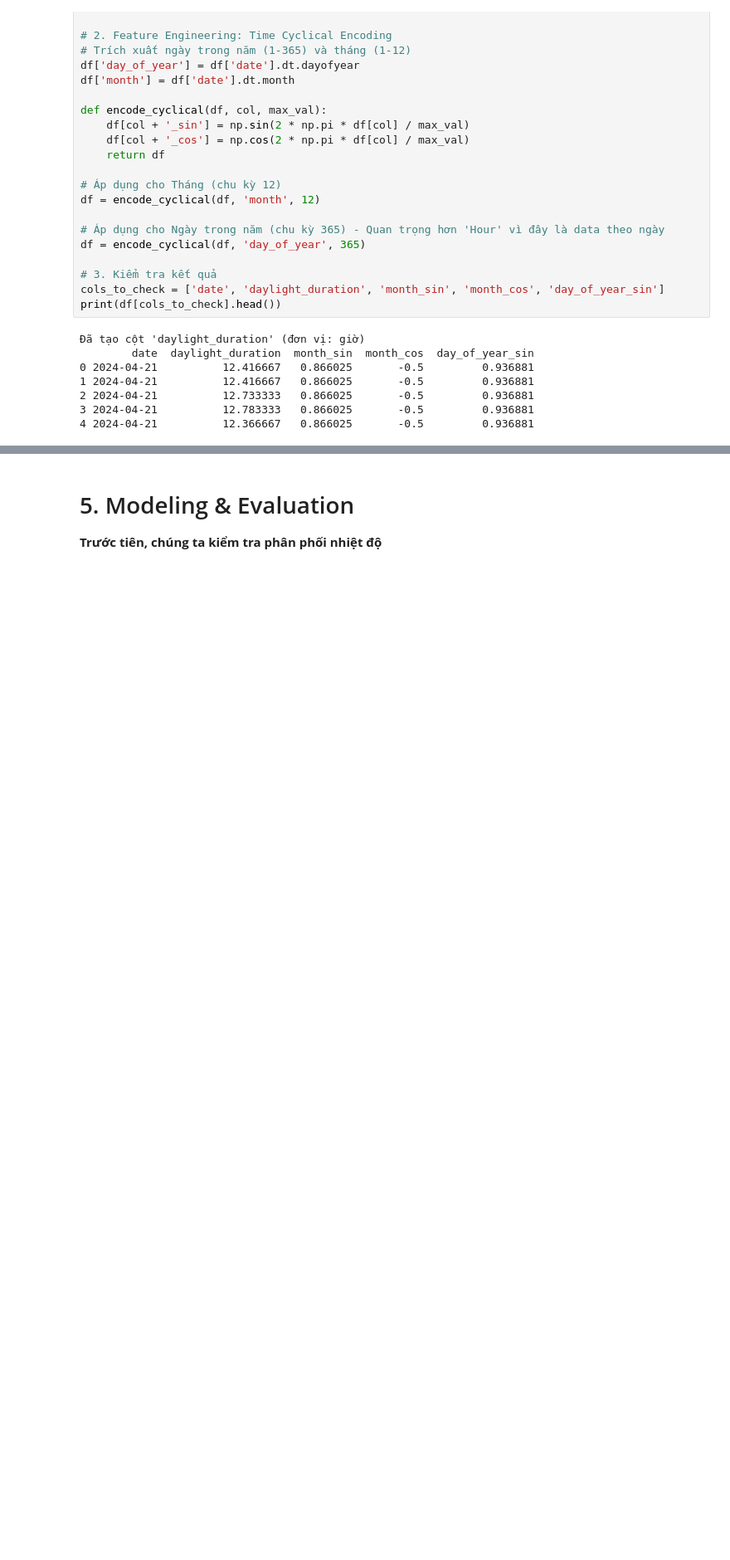
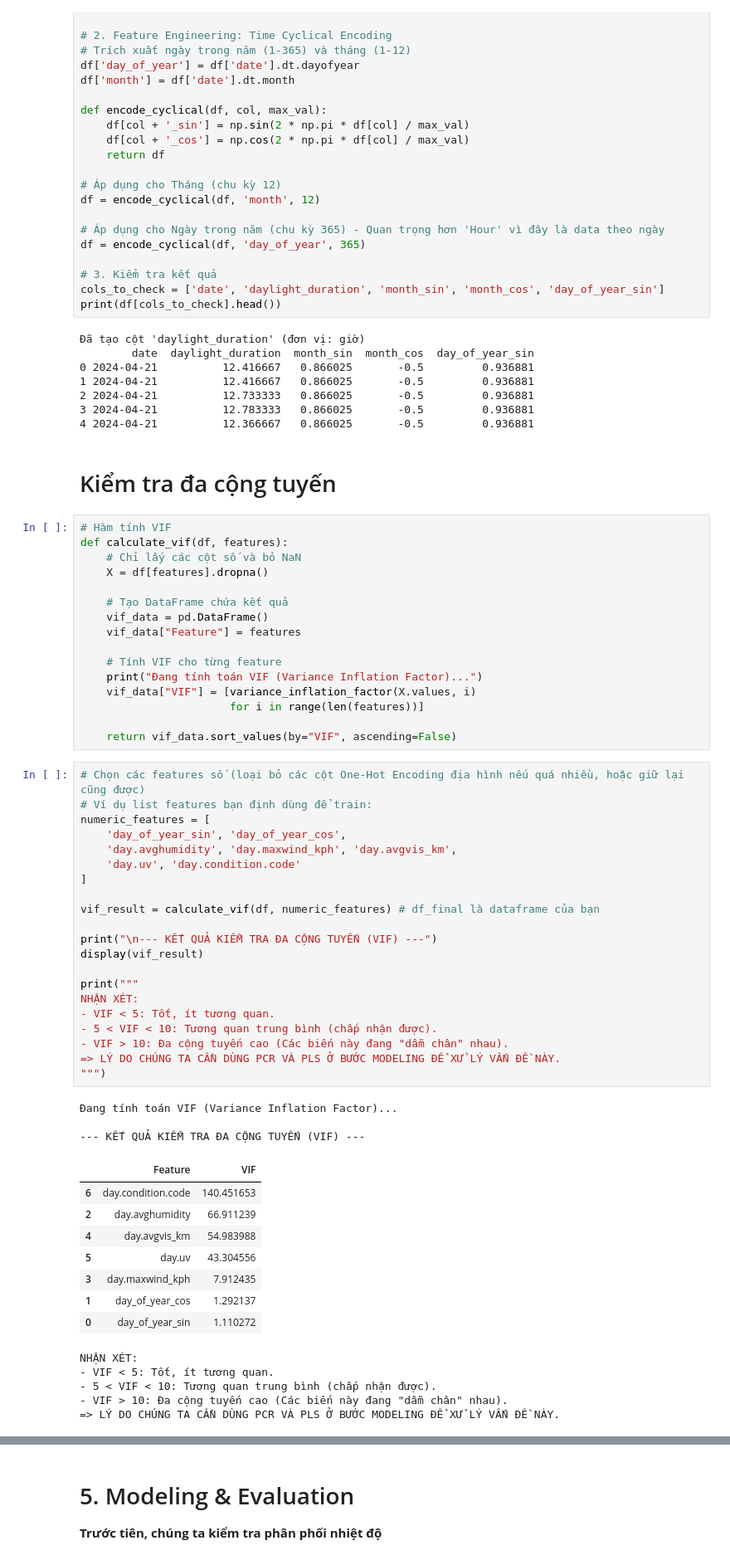
Before and after one commit to DucPhuc1/ProgrammingForDS, a Jupyter notebook: 01_exploration_preprocessing.ipynb, the cells around one changed output, grey strips where cells are left out. Shown at 83% size. Cells and saved outputs as stored; diff of their text form; blank space fills up the shorter version.

```diff
--- a/01_exploration_preprocessing.ipynb
+++ b/01_exploration_preprocessing.ipynb
@@ -1535,3 +1538,59 @@ print(df[cols_to_check].head())
 2 2024-04-21          12.733333   0.866025       -0.5         0.936881
 3 2024-04-21          12.783333   0.866025       -0.5         0.936881
 4 2024-04-21          12.366667   0.866025       -0.5         0.936881
+# %% [markdown]
+# Kiểm tra đa cộng tuyến
+# %%
+# Hàm tính VIF
+def calculate_vif(df, features):
+    # Chỉ lấy các cột số và bỏ NaN
+    X = df[features].dropna()
+
+    # Tạo DataFrame chứa kết quả
+    vif_data = pd.DataFrame()
+    vif_data["Feature"] = features
+
+    # Tính VIF cho từng feature
+    print("Đang tính toán VIF (Variance Inflation Factor)...")
+    vif_data["VIF"] = [variance_inflation_factor(X.values, i)
+                       for i in range(len(features))]
+
+    return vif_data.sort_values(by="VIF", ascending=False)
+# %%
+# Chọn các features số (loại bỏ các cột One-Hot Encoding địa hình nếu quá nhiều, hoặc giữ lại cũng được)
+# Ví dụ list features bạn định dùng để train:
+numeric_features = [
+    'day_of_year_sin', 'day_of_year_cos',
+    'day.avghumidity', 'day.maxwind_kph', 'day.avgvis_km',
+    'day.uv', 'day.condition.code'
+]
+
+vif_result = calculate_vif(df, numeric_features) # df_final là dataframe của bạn
+
+print("\n--- KẾT QUẢ KIỂM TRA ĐA CỘNG TUYẾN (VIF) ---")
+display(vif_result)
+
+print("""
+NHẬN XÉT:
+- VIF < 5: Tốt, ít tương quan.
+- 5 < VIF < 10: Tương quan trung bình (chấp nhận được).
+- VIF > 10: Đa cộng tuyến cao (Các biến này đang "dẫm chân" nhau).
+=> LÝ DO CHÚNG TA CẦN DÙNG PCR VÀ PLS Ở BƯỚC MODELING ĐỂ XỬ LÝ VẤN ĐỀ NÀY.
+""")
+# %% [output]
+Đang tính toán VIF (Variance Inflation Factor)...
+
+--- KẾT QUẢ KIỂM TRA ĐA CỘNG TUYẾN (VIF) ---
+|  | Feature | VIF |
+| 6 | day.condition.code | 140.451653 |
+| 2 | day.avghumidity | 66.911239 |
+| 4 | day.avgvis_km | 54.983988 |
+| 5 | day.uv | 43.304556 |
+| 3 | day.maxwind_kph | 7.912435 |
+| 1 | day_of_year_cos | 1.292137 |
+| 0 | day_of_year_sin | 1.110272 |
+NHẬN XÉT:
+- VIF < 5: Tốt, ít tương quan.
+- 5 < VIF < 10: Tương quan trung bình (chấp nhận được).
+- VIF > 10: Đa cộng tuyến cao (Các biến này đang "dẫm chân" nhau).
+=> LÝ DO CHÚNG TA CẦN DÙNG PCR VÀ PLS Ở BƯỚC MODELING ĐỂ XỬ LÝ VẤN ĐỀ NÀY.
```
Also changed, not shown: parts of 14 cells of this notebook.
